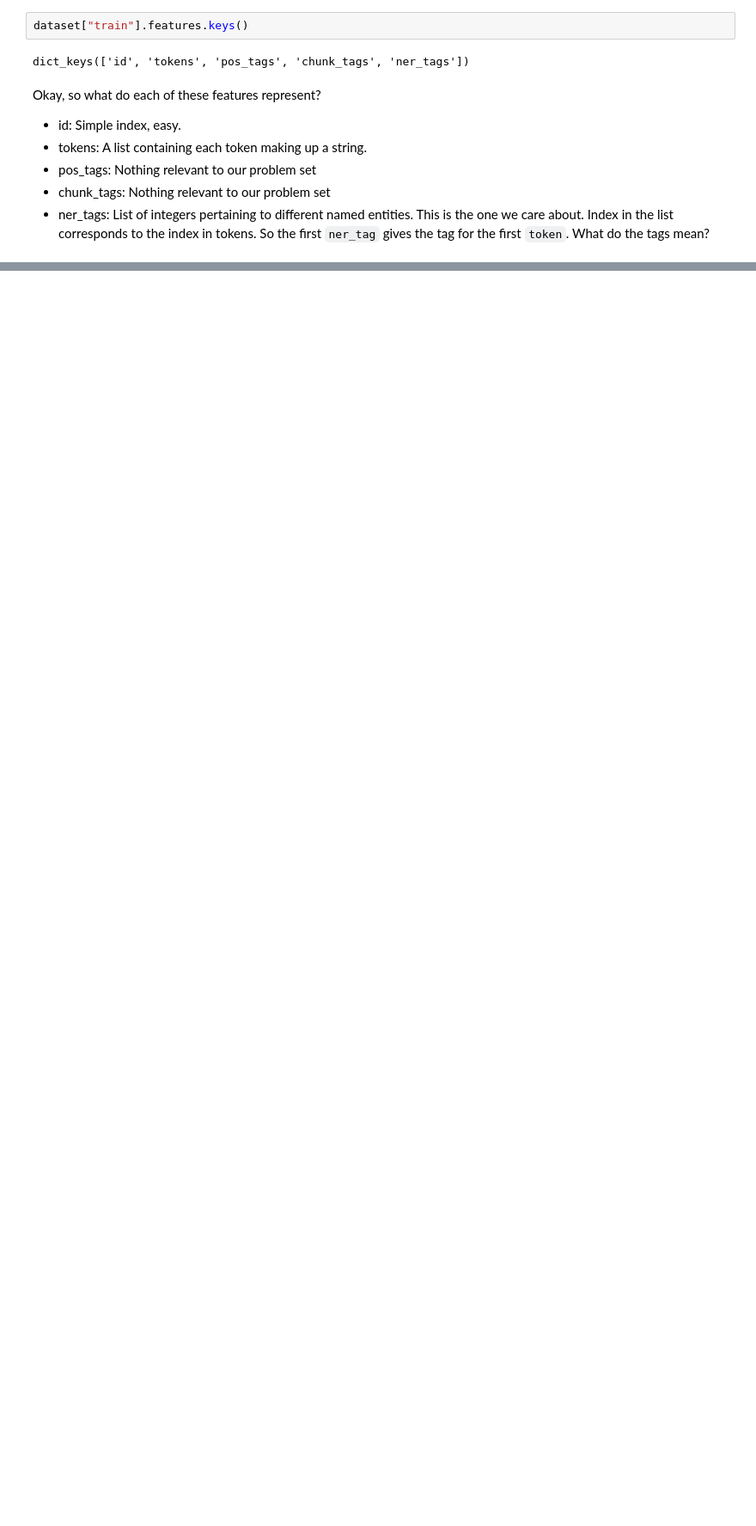
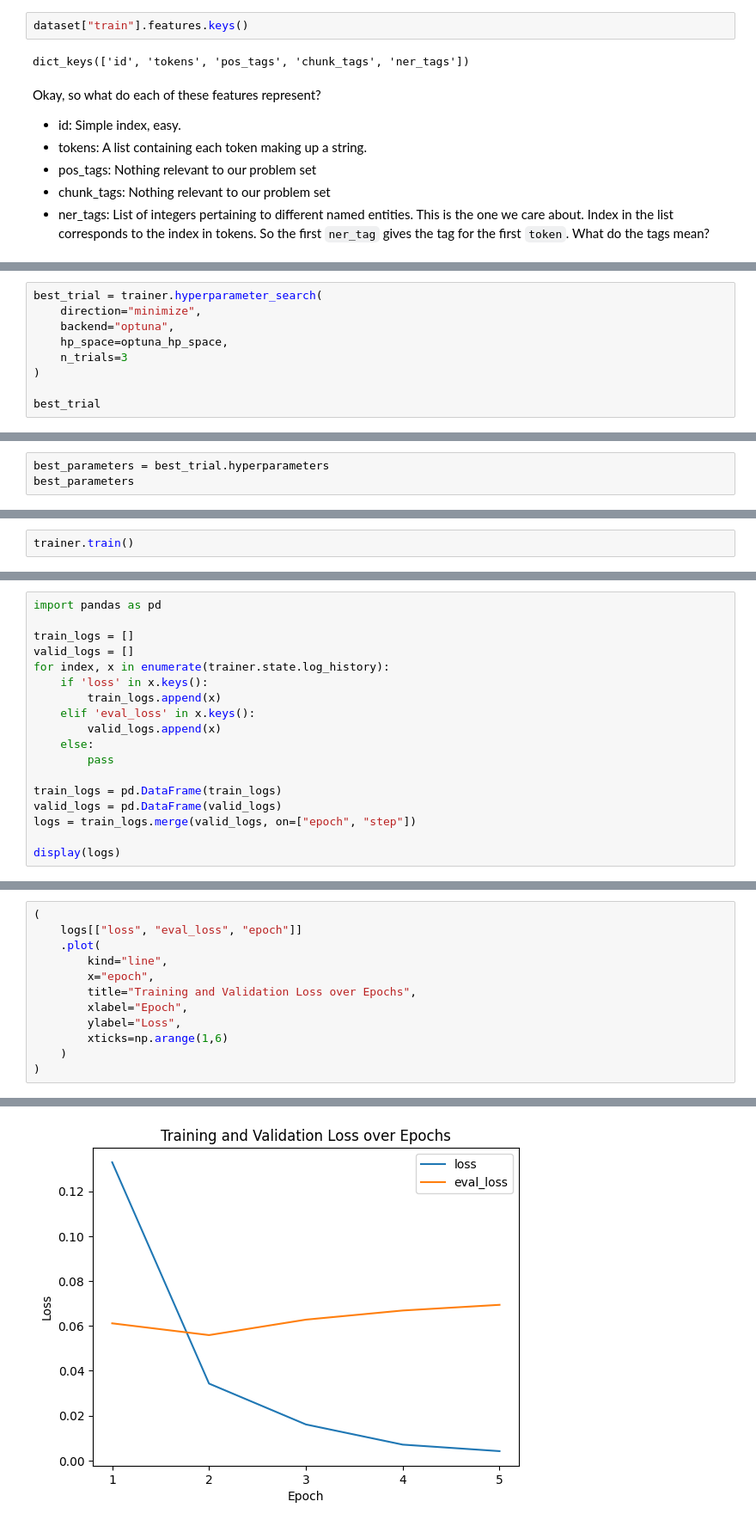
Before and after one commit to blamson/transformers_tutorial, a Jupyter notebook: notebooks/transformers_tutorial.ipynb, the cells around one changed output, grey strips where cells are left out. Shown at 86% size. Saved outputs shown, nothing was run; the diff lists cells and outputs as text; blank space fills up the shorter version.

```diff
--- a/notebooks/transformers_tutorial.ipynb
+++ b/notebooks/transformers_tutorial.ipynb
@@ -78,0 +399,9 @@ Sequence(feature=ClassLabel(names=['O', 'B-PER', 'I-PER', 'B-ORG', 'I-ORG', 'B-L
+# %%
+best_trial = trainer.hyperparameter_search(
+    direction="minimize",
+    backend="optuna",
+    hp_space=optuna_hp_space,
+    n_trials=3
+)
+
+best_trial
@@ -78,0 +442,3 @@ Sequence(feature=ClassLabel(names=['O', 'B-PER', 'I-PER', 'B-ORG', 'I-ORG', 'B-L
+# %%
+best_parameters = best_trial.hyperparameters
+best_parameters
@@ -78,0 +490,2 @@ Sequence(feature=ClassLabel(names=['O', 'B-PER', 'I-PER', 'B-ORG', 'I-ORG', 'B-L
+# %%
+trainer.train()
@@ -78,0 +509,18 @@ Sequence(feature=ClassLabel(names=['O', 'B-PER', 'I-PER', 'B-ORG', 'I-ORG', 'B-L
+# %%
+import pandas as pd
+
+train_logs = []
+valid_logs = []
+for index, x in enumerate(trainer.state.log_history):
+    if 'loss' in x.keys():
+        train_logs.append(x)
+    elif 'eval_loss' in x.keys():
+        valid_logs.append(x)
+    else:
+        pass
+
+train_logs = pd.DataFrame(train_logs)
+valid_logs = pd.DataFrame(valid_logs)
+logs = train_logs.merge(valid_logs, on=["epoch", "step"])
+
+display(logs)
@@ -78,0 +534,13 @@ Sequence(feature=ClassLabel(names=['O', 'B-PER', 'I-PER', 'B-ORG', 'I-ORG', 'B-L
+# %%
+(
+    logs[["loss", "eval_loss", "epoch"]]
+    .plot(
+        kind="line",
+        x="epoch",
+        title="Training and Validation Loss over Epochs",
+        xlabel="Epoch",
+        ylabel="Loss",
+        xticks=np.arange(1,6)
+    )
+)
+# %% [output]
@@ -78,0 +548 @@ Sequence(feature=ClassLabel(names=['O', 'B-PER', 'I-PER', 'B-ORG', 'I-ORG', 'B-L
+[figure, added]
```
Also changed, not shown: parts of 58 cells of this notebook, 4 other files.
